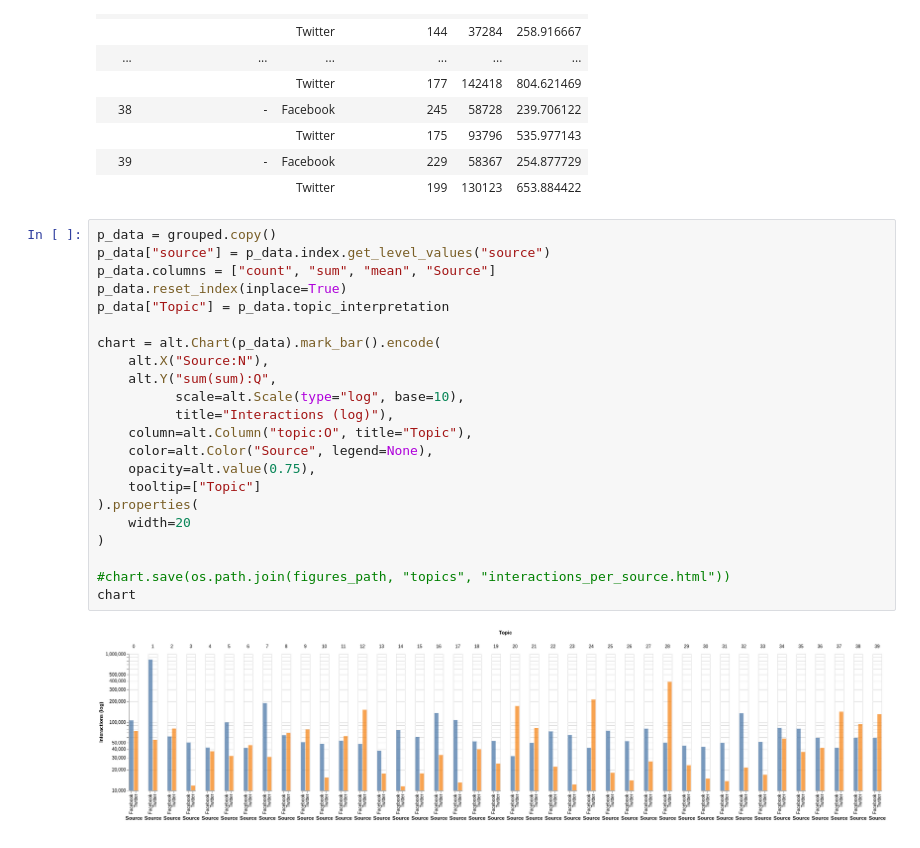
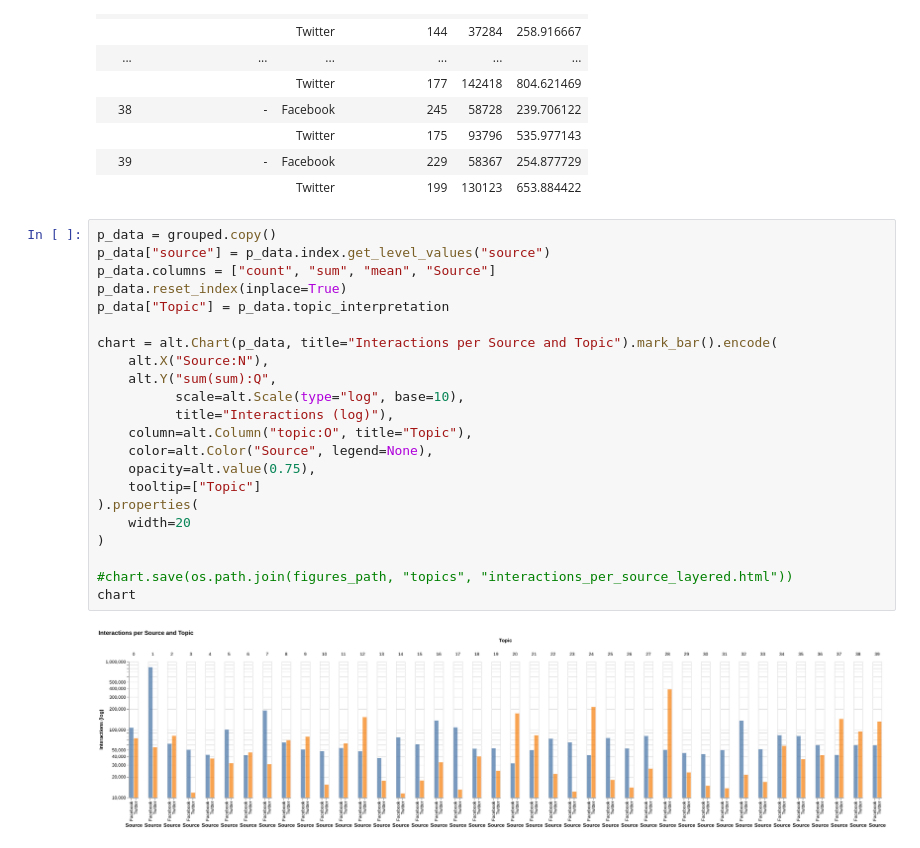
Before and after one commit to viennadatasciencegroup/data4good-wahlbeobachtung19, a Jupyter notebook: notebooks/1.3-tte-topic-evaluation.ipynb, the cells around one changed output. Saved outputs shown, nothing was run; the diff lists cells and outputs as text.

```diff
--- a/notebooks/1.3-tte-topic-evaluation.ipynb
+++ b/notebooks/1.3-tte-topic-evaluation.ipynb
@@ -190,24 +193,24 @@ grouped
 # %%
 p_data = grouped.copy()
 p_data["source"] = p_data.index.get_level_values("source")
 p_data.columns = ["count", "sum", "mean", "Source"]
 p_data.reset_index(inplace=True)
 p_data["Topic"] = p_data.topic_interpretation
 
-chart = alt.Chart(p_data).mark_bar().encode(
+chart = alt.Chart(p_data, title="Interactions per Source and Topic").mark_bar().encode(
     alt.X("Source:N"),
     alt.Y("sum(sum):Q",
           scale=alt.Scale(type="log", base=10),
           title="Interactions (log)"),
     column=alt.Column("topic:O", title="Topic"),
     color=alt.Color("Source", legend=None),
     opacity=alt.value(0.75),
     tooltip=["Topic"]
 ).properties(
     width=20
 )
 
-#chart.save(os.path.join(figures_path, "topics", "interactions_per_source.html"))
+#chart.save(os.path.join(figures_path, "topics", "interactions_per_source_layered.html"))
 chart
 # %% [output]
-[figure, old version]
+[figure, new version]
```
Also changed, not shown: parts of 4 cells of this notebook, 6 other files.
